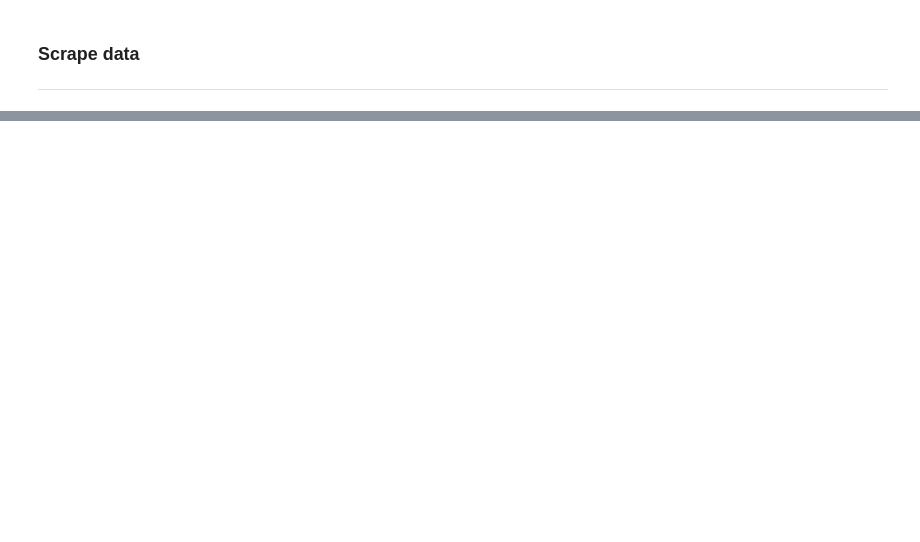
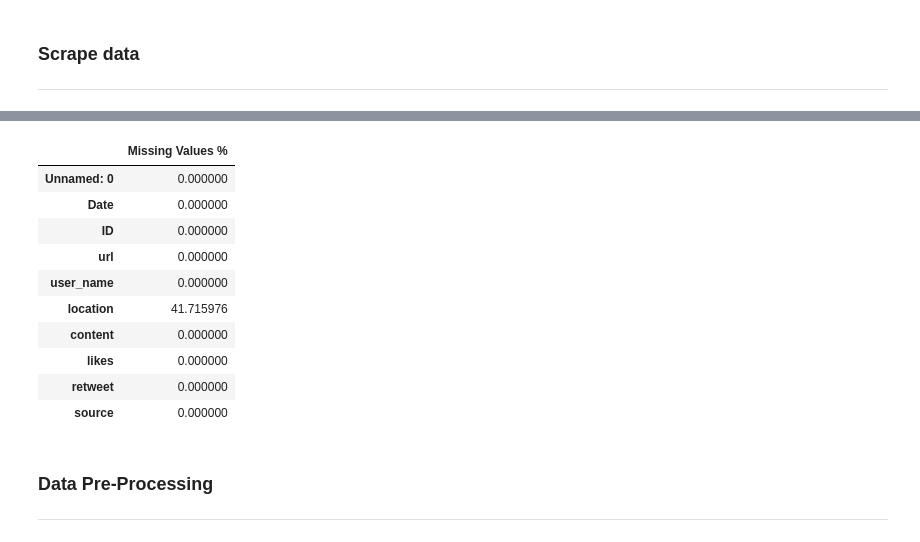
Before and after one commit to Michael-yousuf123/twitter-sentiment-analysis, a Jupyter notebook: twitter-eda.ipynb, the cells around one changed output, grey strips where cells are left out. Saved outputs shown, nothing was run; the diff lists cells and outputs as text; code cells hidden in the pictures; blank space fills up the shorter version.

```diff
--- a/twitter-eda.ipynb
+++ b/twitter-eda.ipynb
@@ -28,5 +28,5 @@ df = pd.DataFrame(tweets, columns= ['Date', 'ID', 'url', 'user_name', 'location'
 df.to_csv('twitter.csv', mode='a')
 # %%
-df1 = pd.read_csv('/home/miki/Desktop/Projects/Hamoye/twitter-sentiment-analysis/twitter.csv', encoding='unicode_escape')
-df1.head(3)
+df1 = pd.read_csv('/home/miki/Desktop/Projects/Hamoye/twitter-sentiment-analysis/data/raw/player.csv', encoding='unicode_escape')
+df1.head(15)
 # %% [output]
@@ -33,0 +69,17 @@ df1.head(3)
+# %%
+pd.DataFrame({'Missing Values %': df1.isnull().sum()/len(df1.index)*100})
+# %% [output]
+|  | Missing Values % |
+| Unnamed: 0 | 0.000000 |
+| Date | 0.000000 |
+| ID | 0.000000 |
+| url | 0.000000 |
+| user_name | 0.000000 |
+| location | 41.715976 |
+| content | 0.000000 |
+| likes | 0.000000 |
+| retweet | 0.000000 |
+| source | 0.000000 |
+# %% [markdown]
+### Data Pre-Processing
+---
```
Also changed, not shown: parts of 15 cells of this notebook, 5 other files.
